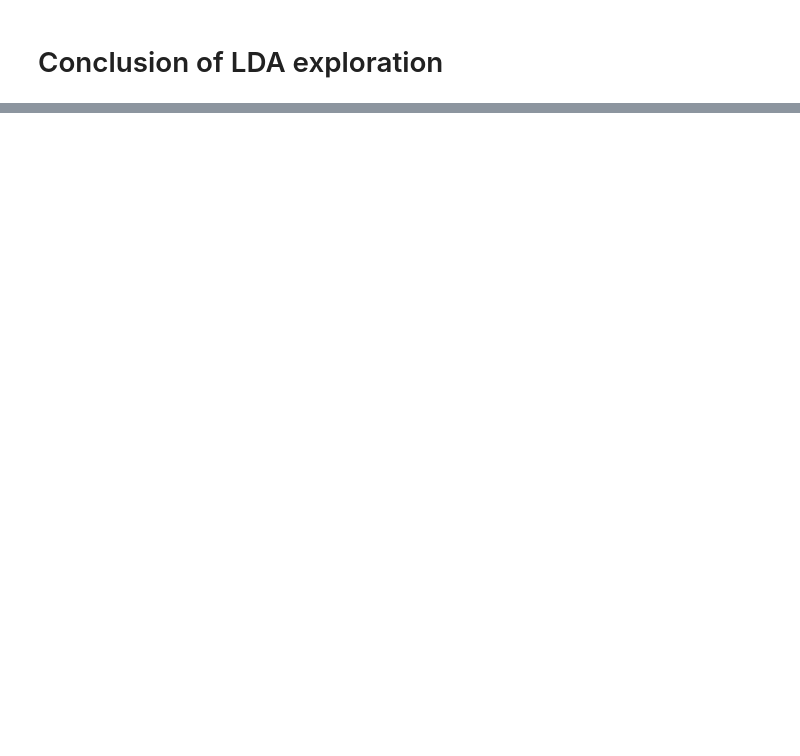
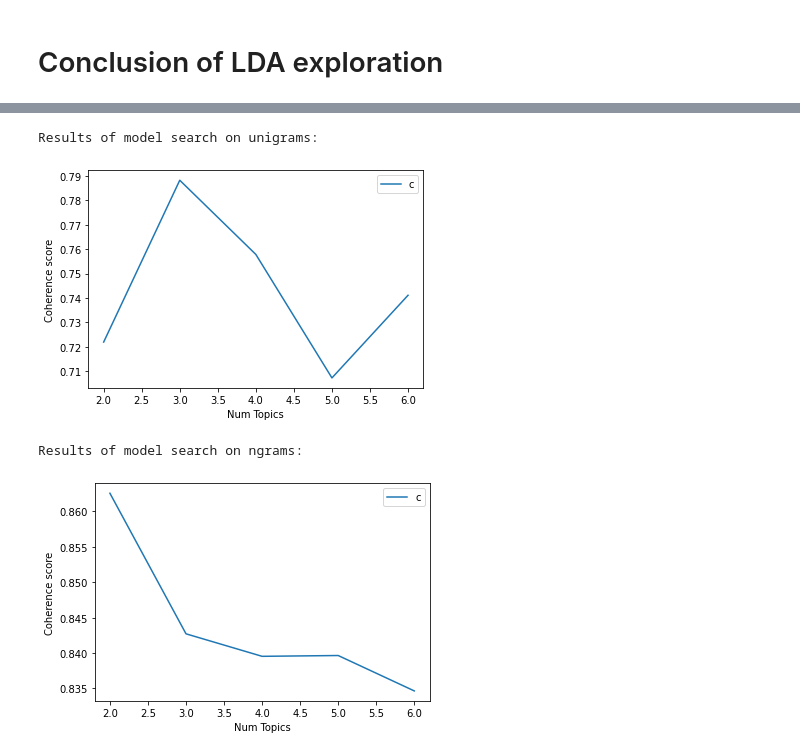
Before and after one commit to sanjibg01/CS410-project-team-trailblazers, a Jupyter notebook: arxiv/topic_model_search.ipynb, the cells around one changed output, grey strips where cells are left out. Drawn from its saved outputs; the diff is of its cells as text; code cells hidden in the pictures; blank space fills up the shorter version.

```diff
--- a/arxiv/topic_model_search.ipynb
+++ b/arxiv/topic_model_search.ipynb
@@ -212,0 +215,27 @@ TypeError: PCA does not support sparse input. See TruncatedSVD for a possible al
+# %%
+mod1 = TopicModeler('preprocessed_input/preprocessed_input_unigrams.json')
+mod1.set_texts()
+mod1.set_dictionary()
+mod1.set_corpus()
+
+start = 2; stop=7; step=1
+np.random.seed(12345)
+model_list_unigrams, coherence_values = mod1.optimal_model_search(start,stop,step,iterations=300)
+
+print('Results of model search on unigrams:')
+mod1.plot_model_search_results(coherence_values, start, stop, step)
+
+mod2 = TopicModeler('preprocessed_input/preprocessed_input_ngrams.json')
+mod2.set_texts()
+mod2.set_dictionary()
+mod2.set_corpus()
+
+np.random.seed(12345)
+model_list_ngrams, coherence_values = mod2.optimal_model_search(start,stop,step,iterations=00)
+print('Results of model search on ngrams:')
+mod2.plot_model_search_results(coherence_values, start, stop, step)
+# %% [output]
+Results of model search on unigrams:
+[figure, added]
+Results of model search on ngrams:
+[figure, added]
```
Also changed, not shown: parts of 34 cells of this notebook, 3 other files.
